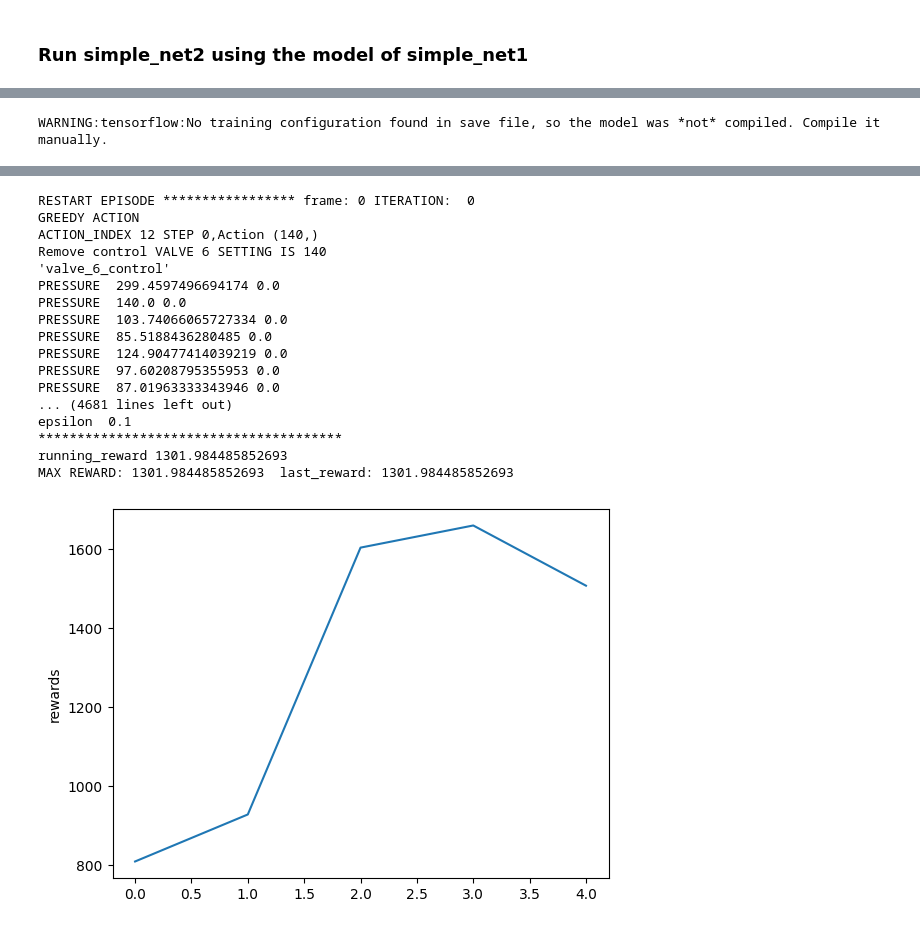
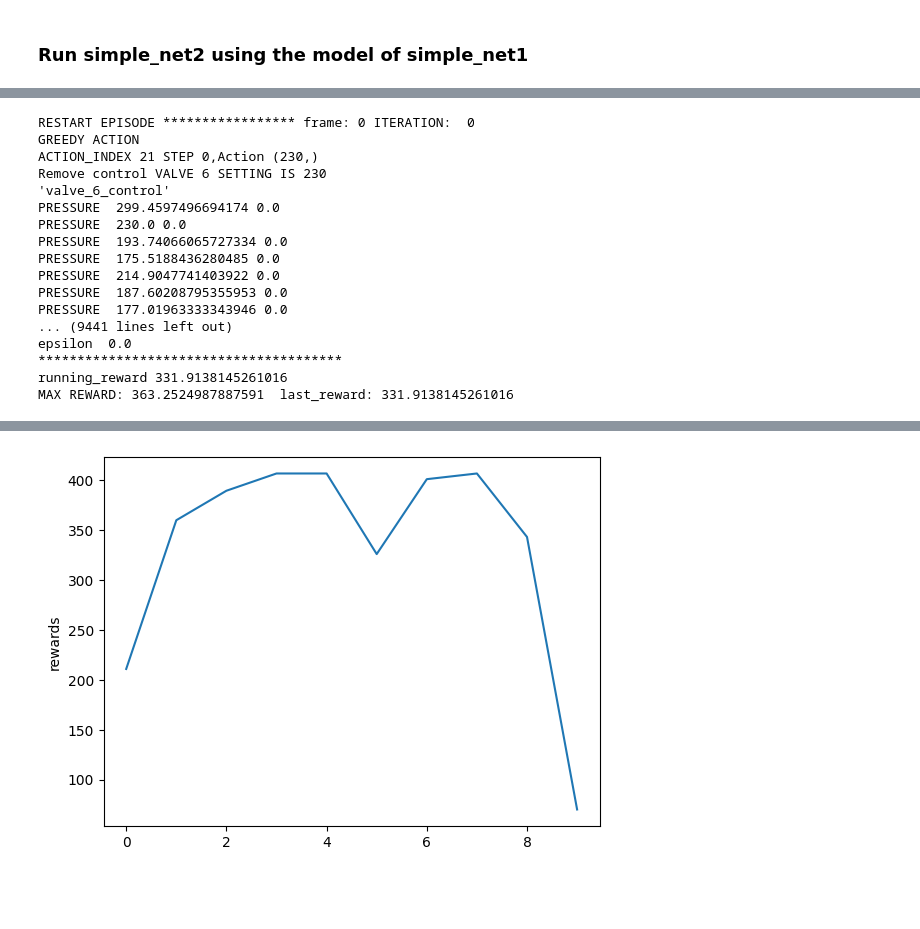
Before and after one commit to hoseinlook/WDN, a Jupyter notebook: project.ipynb, the cells around one changed output, grey strips where cells are left out. Cells and saved outputs as stored; diff of their text form; code cells hidden in the pictures; blank space fills up the shorter version.

```diff
--- a/project.ipynb
+++ b/project.ipynb
@@ -239,7 +126,7 @@ MAX REWARD: 3144.4396854258857  last_reward: 3037.1504960266416
 # %%
 network_name="simple_net3"
 action_zone =DEFAULT_ACTION_ZONE
-dqn_water = DQN_WaterNetwork(network_name,action_zone,iterations=5,epsilon_max=0.1,epsilon_min=0.1,epsilon_random_frames=0,do_log=True,random_failure=0)
+dqn_water = DQN_WaterNetwork(network_name,action_zone,iterations=10,epsilon_max=0,epsilon_min=0,epsilon_random_frames=0,do_log=True,random_failure=0,reward_function_type=REWARD_FUNCTION_2)
 # dqn_water = DQN_WaterNetwork(network_name,iterations=500,do_log=False,action_zone=action_zone)
 dqn_water.load_model(BASE_MODEL_PATH.joinpath("simple_net_randomness"))
 dqn_water.train()
@@ -249 +137,17 @@ WARNING:wntr.epanet.io:Curve was not used: "1"; saved as curve type None and uni
-WARNING:tensorflow:No training configuration found in save file, so the model was *not* compiled. Compile it manually.
+RESTART EPISODE ***************** frame: 0 ITERATION:  0
+GREEDY ACTION
+ACTION_INDEX 21 STEP 0,Action (230,)
+Remove control VALVE 6 SETTING IS 230
+'valve_6_control'
+PRESSURE  299.4597496694174 0.0
+PRESSURE  230.0 0.0
+PRESSURE  193.74066065727334 0.0
+PRESSURE  175.5188436280485 0.0
+PRESSURE  214.9047741403922 0.0
+PRESSURE  187.60208795355953 0.0
+PRESSURE  177.01963333343946 0.0
+... (9441 lines left out)
+epsilon  0.0
+***************************************
+running_reward 331.9138145261016
+MAX REWARD: 363.2524987887591  last_reward: 331.9138145261016
@@ -253,21 +154,4 @@ WARNING:tensorflow:No training configuration found in save file, so the model wa
-RESTART EPISODE ***************** frame: 0 ITERATION:  0
-GREEDY ACTION
-ACTION_INDEX 12 STEP 0,Action (140,)
-Remove control VALVE 6 SETTING IS 140
-'valve_6_control'
-PRESSURE  299.4597496694174 0.0
-PRESSURE  140.0 0.0
-PRESSURE  103.74066065727334 0.0
-PRESSURE  85.5188436280485 0.0
-PRESSURE  124.90477414039219 0.0
-PRESSURE  97.60208795355953 0.0
-PRESSURE  87.01963333343946 0.0
-... (4681 lines left out)
-epsilon  0.1
-***************************************
-running_reward 1301.984485852693
-MAX REWARD: 1301.984485852693  last_reward: 1301.984485852693
-[figure, old version]
+[figure, new version]
 # %%
 from wntr.network import Valve, LinkStatus
 from wntr.network.controls import Valve , ValueCondition ,ControlAction
```
Also changed, not shown: parts of 14 cells of this notebook.
